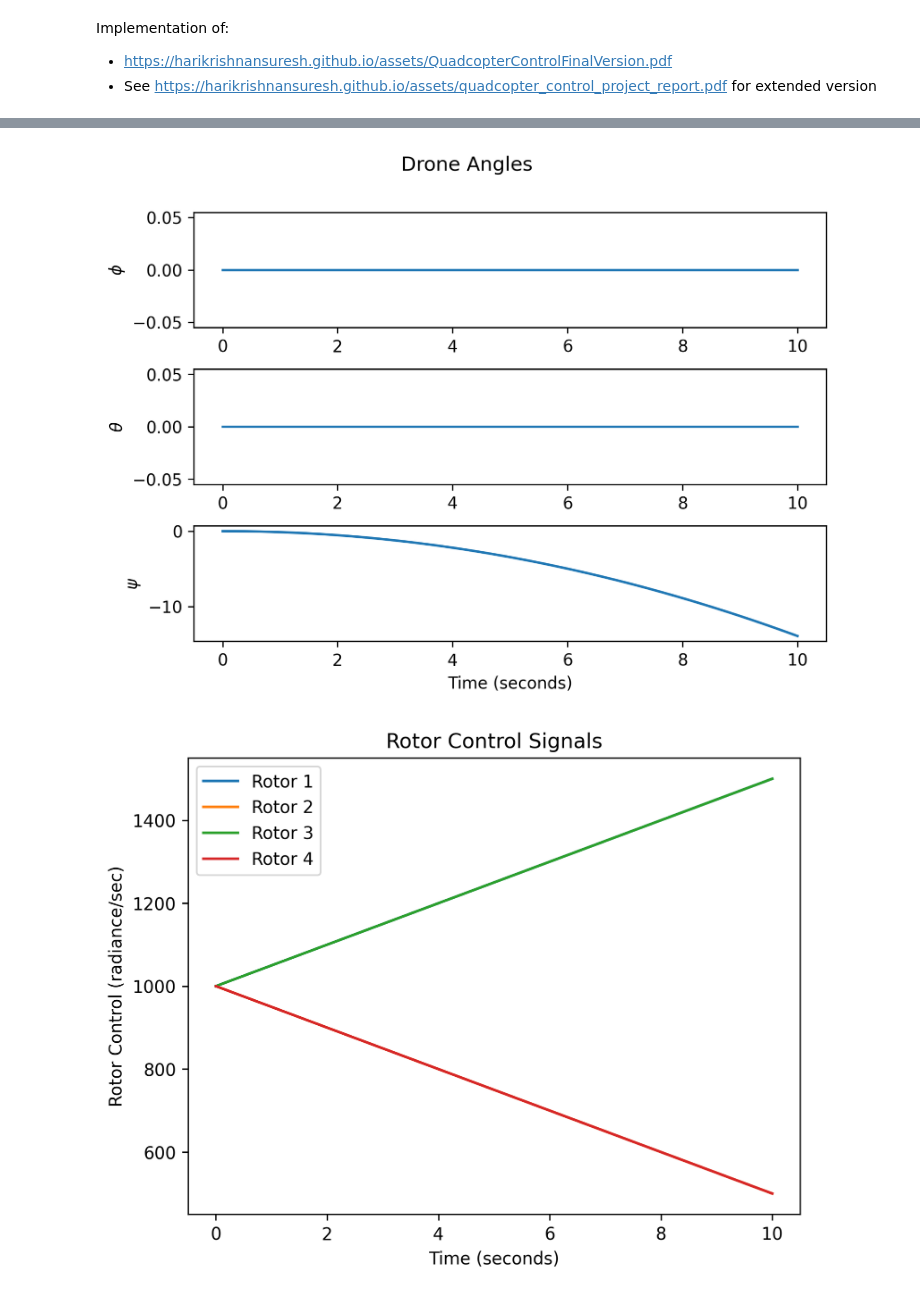
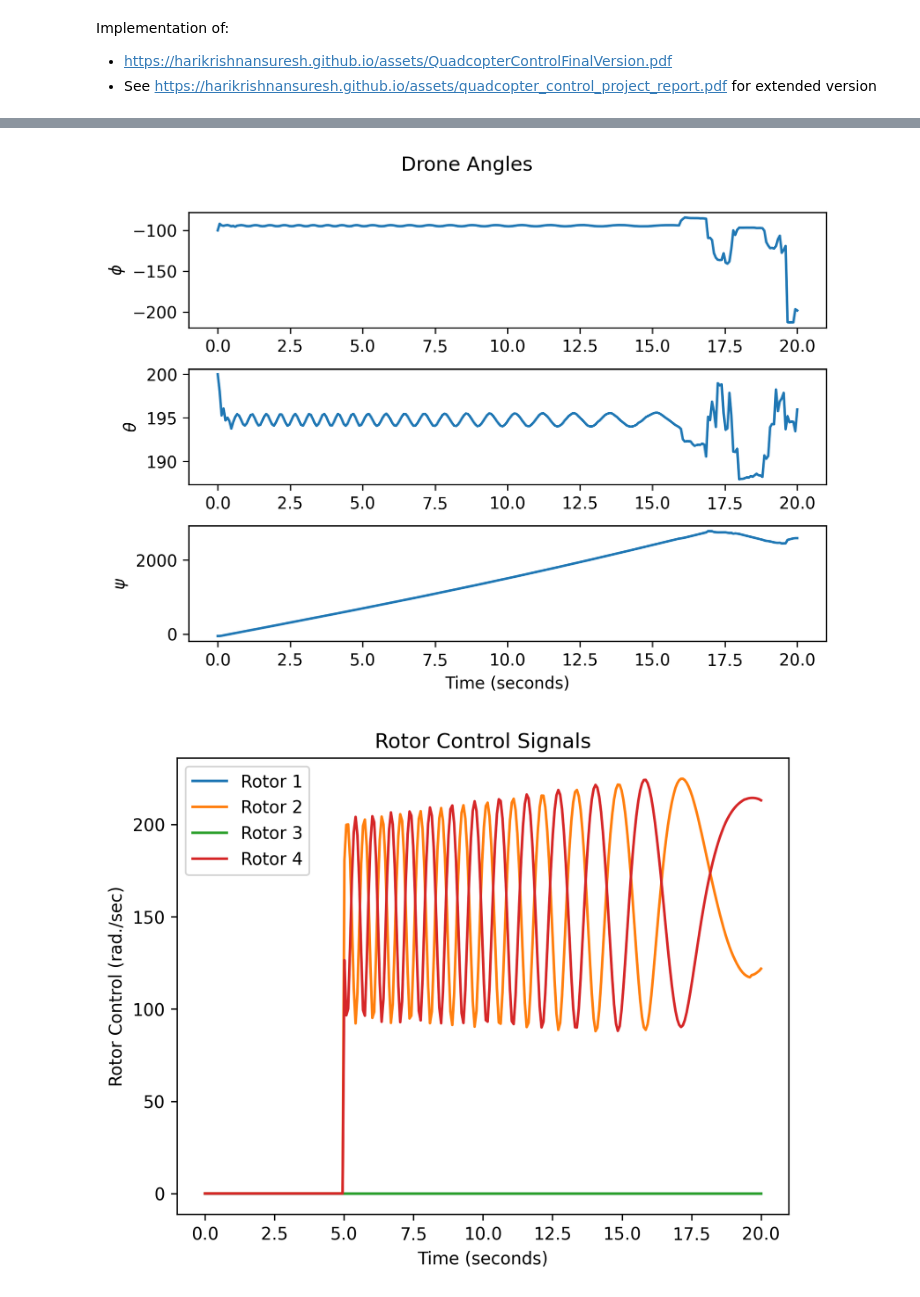
Before and after one commit to mward19/drone-stabilization, a Jupyter notebook: paper_replicate.ipynb, the cells around one changed output, grey strips where cells are left out. Drawn from its saved outputs; the diff is of its cells as text; code cells hidden in the pictures.

```diff
--- a/paper_replicate.ipynb
+++ b/paper_replicate.ipynb
@@ -56,13 +57,13 @@ I = np.diag(
 )
 Ir = 3.357 * 10**-5
 aero_drag = np.array([0.3, 0.3, 0.25])
-Ar = 0.2
+Ar = 0 # TODO: is this right?
 
 G = np.array([0, 0, -g])  # gravity vector
 
 
 def Xp(t, y, rotor_ctrl_fn):
-    rotor_ctrl = rotor_ctrl_fn(t)
+    rotor_ctrl = rotor_ctrl_fn(t, y)
     X, Y, Z, phi, theta, psi, U, V, W, P, Q, R = y
     linear_velocity = np.array([U, V, W])
     angular_velocity = np.array([P, Q, R])
@@ -92,8 +93,8 @@ def Xp(t, y, rotor_ctrl_fn):
     # Drag force on the body (Fd)
     drag_body = aero_drag * linear_velocity
     U_dot, V_dot, W_dot = (
-        G + rotation_matrix(phi, theta, psi) @ net_thrust - drag_body
-    ) / m
+        G + (rotation_matrix(phi, theta, psi) @ net_thrust - drag_body) / m
+    )
 
     I_inv = inv(I)
     P_dot, Q_dot, R_dot = I_inv @ (
@@ -134,8 +135,8 @@ def Xp(t, y, rotor_ctrl_fn):
 tf = 10
 
 
-def rotor_ctrl_fn(t):
-    return np.array([1000 + 50 * t, 1000 - 50 * t, 1000 + 50 * t, 1000 - 50 * t])
+def rotor_ctrl_fn(t, x):
+    return np.ones(4) * np.sqrt((m * g) / (4 * K))
 
 
 res = solve_ivp(
@@ -150,0 +213,22 @@ t = res.t
+# %%
+def lqr_demo(initial_conditions):
+    tf = 20
+
+    def demo_control(t, x):
+        if t < 5:
+            return np.array([0, 0, 0, 0])
+        else:
+            return get_control(t, x)
+
+    res = solve_ivp(
+        Xp,
+        (0, tf),
+        initial_conditions,
+        t_eval=np.linspace(0, tf, 300),
+        args=(demo_control,),
+    )
+    rotor_ctrl = np.array(list(demo_control(ti, xi) for ti, xi in zip(res.t, res.y.T)))
+    return res, rotor_ctrl, tf
+
+
+res, rotor_ctrl, tf = lqr_demo([0, 0, 0, -100, 200, -50, 100, -100, 200, 100, -100, 100])
@@ -163,35 +262,42 @@ plt.show()
 # %%
 # Plot the angles
+fig = plt.figure()
 plt.subplot(311)
-plt.plot(t, res.y[3, :])
+plt.plot(t, phi)
 plt.ylabel(r"$\phi$")
 plt.subplot(312)
-plt.plot(t, res.y[4, :])
+plt.plot(t, theta)
 plt.ylabel(r"$\theta$")
 plt.subplot(313)
-plt.plot(t, res.y[5, :])
+plt.plot(t, psi)
 plt.xlabel("Time (seconds)")
 plt.ylabel(r"$\psi$")
 plt.tight_layout()
 plt.suptitle("Drone Angles")
 plt.subplots_adjust(top=0.88)
 plt.show()
+
+fig.savefig("drone_angles.pdf", bbox_inches="tight")
 # %% [output]
-[figure, old version]
+[figure, new version]
 # %%
 # Plot the rotor control
-rotor_ctrl = np.array([rotor_ctrl_fn(ti) for ti in t])
+fig = plt.figure()
 plt.plot(t, rotor_ctrl[:, 0], label="Rotor 1")
 plt.plot(t, rotor_ctrl[:, 1], label="Rotor 2")
 plt.plot(t, rotor_ctrl[:, 2], label="Rotor 3")
 plt.plot(t, rotor_ctrl[:, 3], label="Rotor 4")
 plt.xlabel("Time (seconds)")
-plt.ylabel("Rotor Control (radiance/sec)")
+plt.ylabel("Rotor Control (rad./sec)")
 plt.legend()
 plt.title("Rotor Control Signals")
 plt.show()
+
+
+# Export as pdf
+fig.savefig("rotor_signals.pdf", bbox_inches="tight")
 # %% [output]
-[figure, old version]
+[figure, new version]
 # %%
 import matplotlib.pyplot as plt
 from matplotlib.animation import FuncAnimation
```
Also changed, not shown: parts of 7 cells of this notebook, 4 other files.
